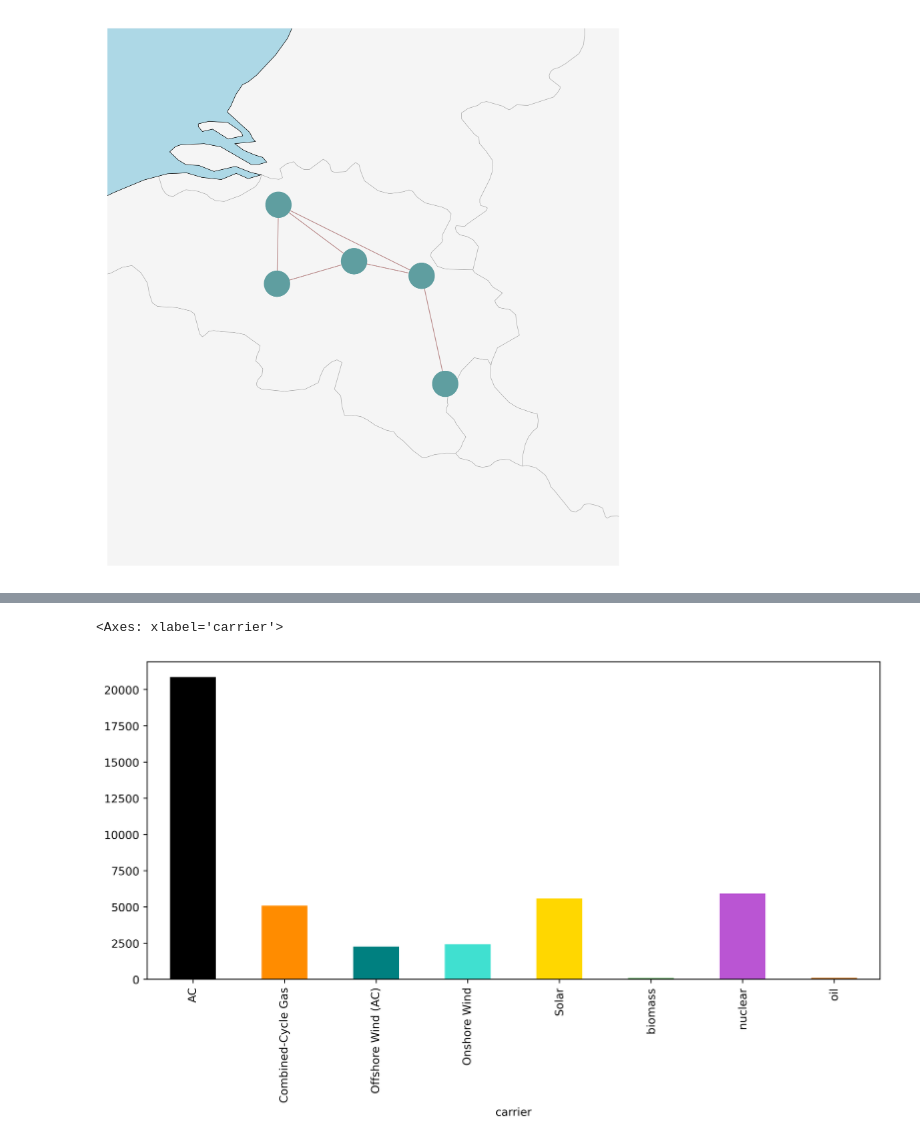
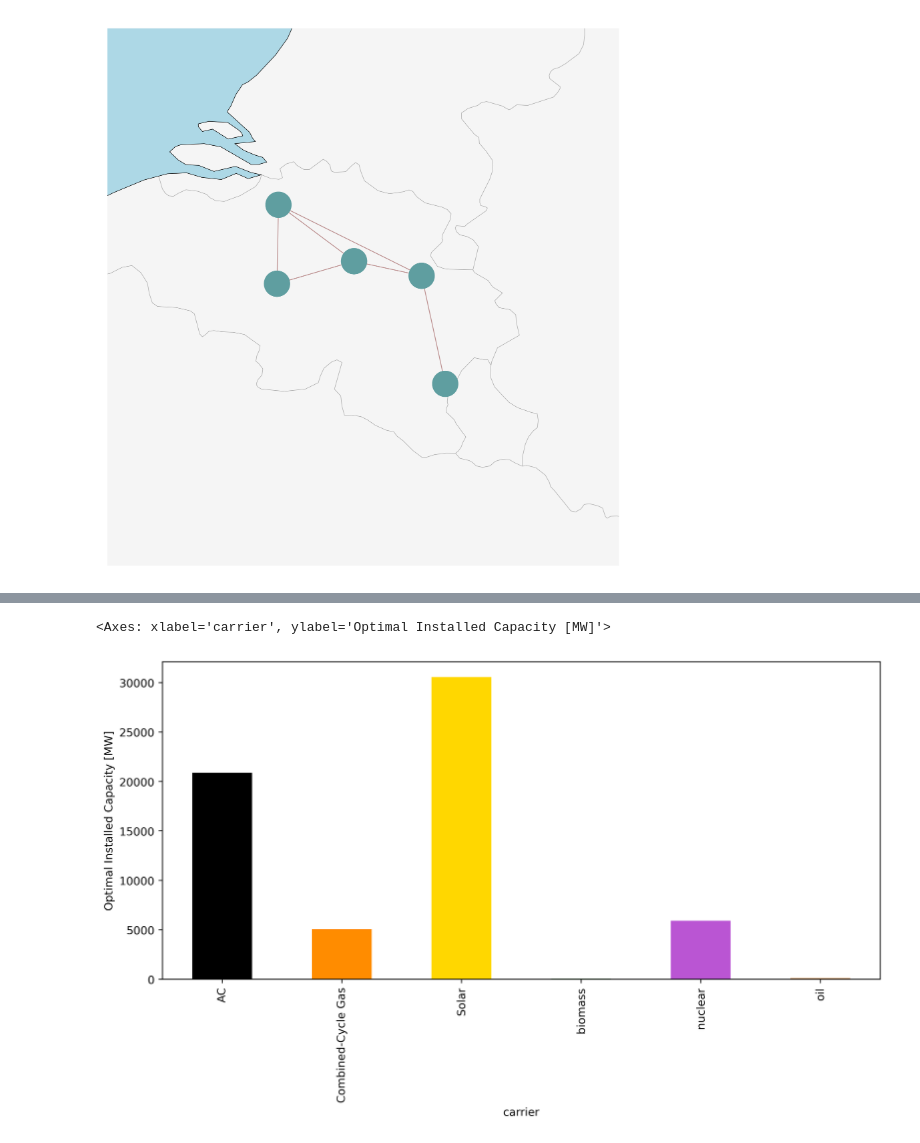
Before and after one commit to FrugisRoss/pypsa-eur, a Jupyter notebook: ElecOnly_Plotting.ipynb, the cells around one changed output, grey strips where cells are left out. Drawn from its saved outputs; the diff is of its cells as text; code cells hidden in the pictures.

```diff
--- a/ElecOnly_Plotting.ipynb
+++ b/ElecOnly_Plotting.ipynb
@@ -170,12 +157,15 @@ Min line flow: 2550.780227693373
  Max node energy balance: 842633.09479
  Min node energy balance: 3600.0
 # %%
-stat=n.statistics.installed_capacity(groupby=["carrier"]).groupby(['carrier']).sum()
+stat=n.statistics.optimal_capacity(groupby=["carrier"]).groupby(['carrier']).sum()
 
 
 fig,ax=plt.subplots(figsize=(10,6))
+ax.set_ylabel('Optimal Installed Capacity [MW]')
+ax.set_xlabel('Carrier')
+
 color_list = [colors.get(c, "gray") for c in stat.index]
 stat.plot.bar(ax=ax, color=color_list)
 # %% [output]
-<Axes: xlabel='carrier'>
+<Axes: xlabel='carrier', ylabel='Optimal Installed Capacity [MW]'>
-[figure, old version]
+[figure, new version]
```
Also changed, not shown: parts of 8 cells of this notebook, 4 other files.
